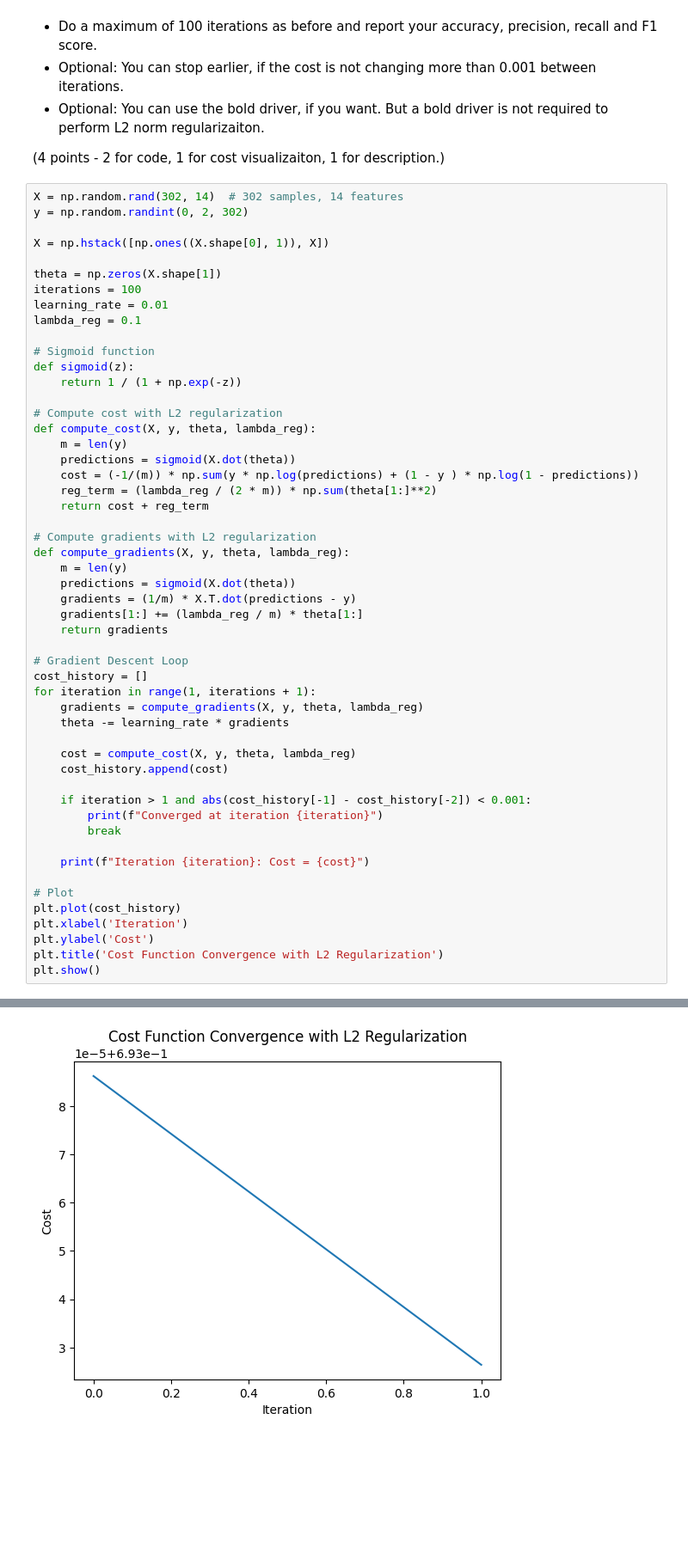
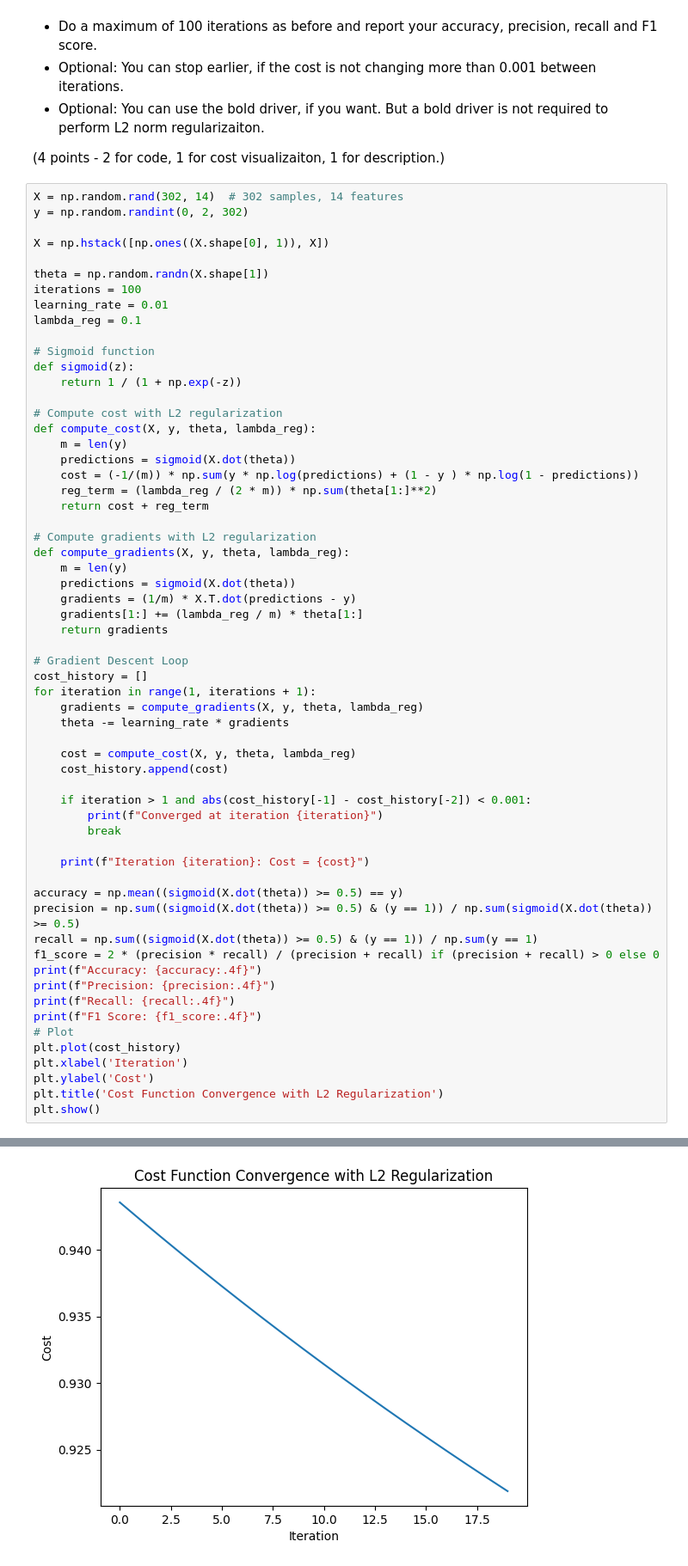
Before and after one commit to ethanmikel/CS329E_Data, a Jupyter notebook: Assignment6/329e_HW06.ipynb, the cells around one changed output, grey strips where cells are left out. Shown at 86% size. Cells and saved outputs as stored; diff of their text form; blank space fills up the shorter version.

```diff
--- a/Assignment6/329e_HW06.ipynb
+++ b/Assignment6/329e_HW06.ipynb
@@ -330,7 +329,7 @@ y = np.random.randint(0, 2, 302)
 
 X = np.hstack([np.ones((X.shape[0], 1)), X])
 
-theta = np.zeros(X.shape[1])
+theta = np.random.randn(X.shape[1])
 iterations = 100
 learning_rate = 0.01
 lambda_reg = 0.1
@@ -370,6 +369,14 @@ for iteration in range(1, iterations + 1):
 
     print(f"Iteration {iteration}: Cost = {cost}")
 
+accuracy = np.mean((sigmoid(X.dot(theta)) >= 0.5) == y)
+precision = np.sum((sigmoid(X.dot(theta)) >= 0.5) & (y == 1)) / np.sum(sigmoid(X.dot(theta)) >= 0.5)
+recall = np.sum((sigmoid(X.dot(theta)) >= 0.5) & (y == 1)) / np.sum(y == 1)
+f1_score = 2 * (precision * recall) / (precision + recall) if (precision + recall) > 0 else 0
+print(f"Accuracy: {accuracy:.4f}")
+print(f"Precision: {precision:.4f}")
+print(f"Recall: {recall:.4f}")
+print(f"F1 Score: {f1_score:.4f}")
 # Plot
 plt.plot(cost_history)
 plt.xlabel('Iteration')
@@ -382,2 +404,2 @@ Converged at iteration 2
-[figure, old version]
+[figure, new version]
 # %% [markdown]
```
Also changed, not shown: parts of 6 cells of this notebook, 2 other files.
